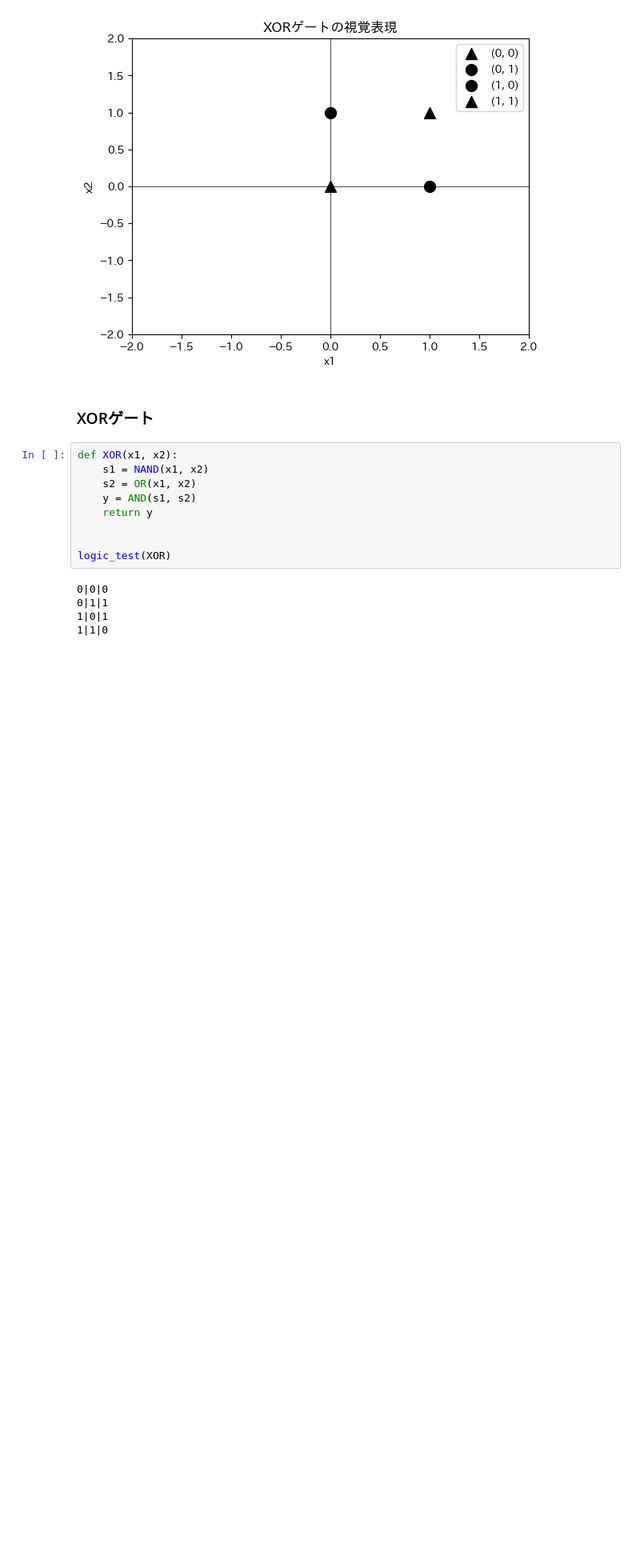
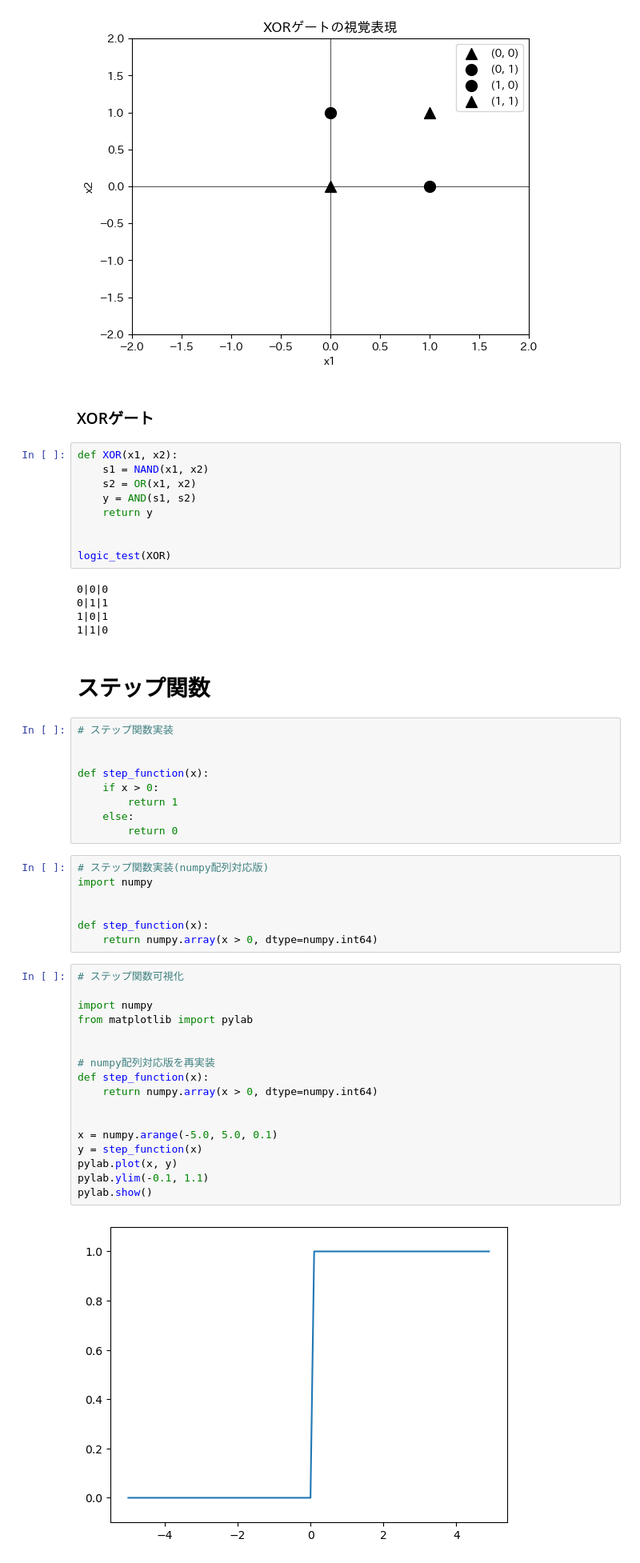
Before and after one commit to yoshiyuki-140/summer-camp-datadreamers-deeplearning, a Jupyter notebook: my-code/code-1.ipynb, the cells around one changed output. Shown at 80% size. Saved outputs shown, nothing was run; the diff lists cells and outputs as text; blank space fills up the shorter version.

```diff
--- a/my-code/code-1.ipynb
+++ b/my-code/code-1.ipynb
@@ -321,3 +321,40 @@ logic_test(XOR)
 0|1|1
 1|0|1
 1|1|0
+# %% [markdown]
+# ステップ関数
+# %%
+# ステップ関数実装
+
+
+def step_function(x):
+    if x > 0:
+        return 1
+    else:
+        return 0
+# %%
+# ステップ関数実装(numpy配列対応版)
+import numpy
+
+
+def step_function(x):
+    return numpy.array(x > 0, dtype=numpy.int64)
+# %%
+# ステップ関数可視化
+
+import numpy
+from matplotlib import pylab
+
+
+# numpy配列対応版を再実装
+def step_function(x):
+    return numpy.array(x > 0, dtype=numpy.int64)
+
+
+x = numpy.arange(-5.0, 5.0, 0.1)
+y = step_function(x)
+pylab.plot(x, y)
+pylab.ylim(-0.1, 1.1)
+pylab.show()
+# %% [output]
+[figure, added]
```
Also changed, not shown: parts of 8 cells of this notebook, 2 other files.
